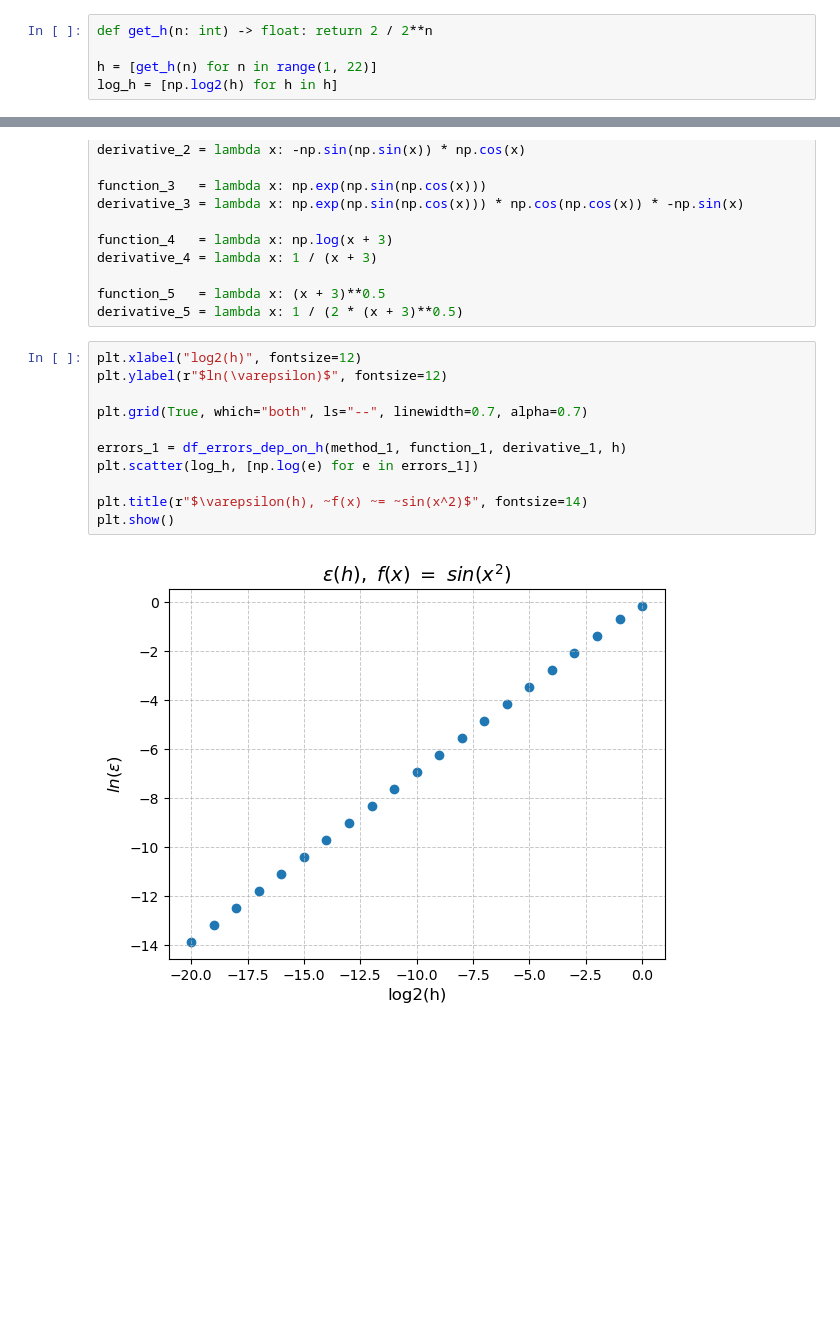
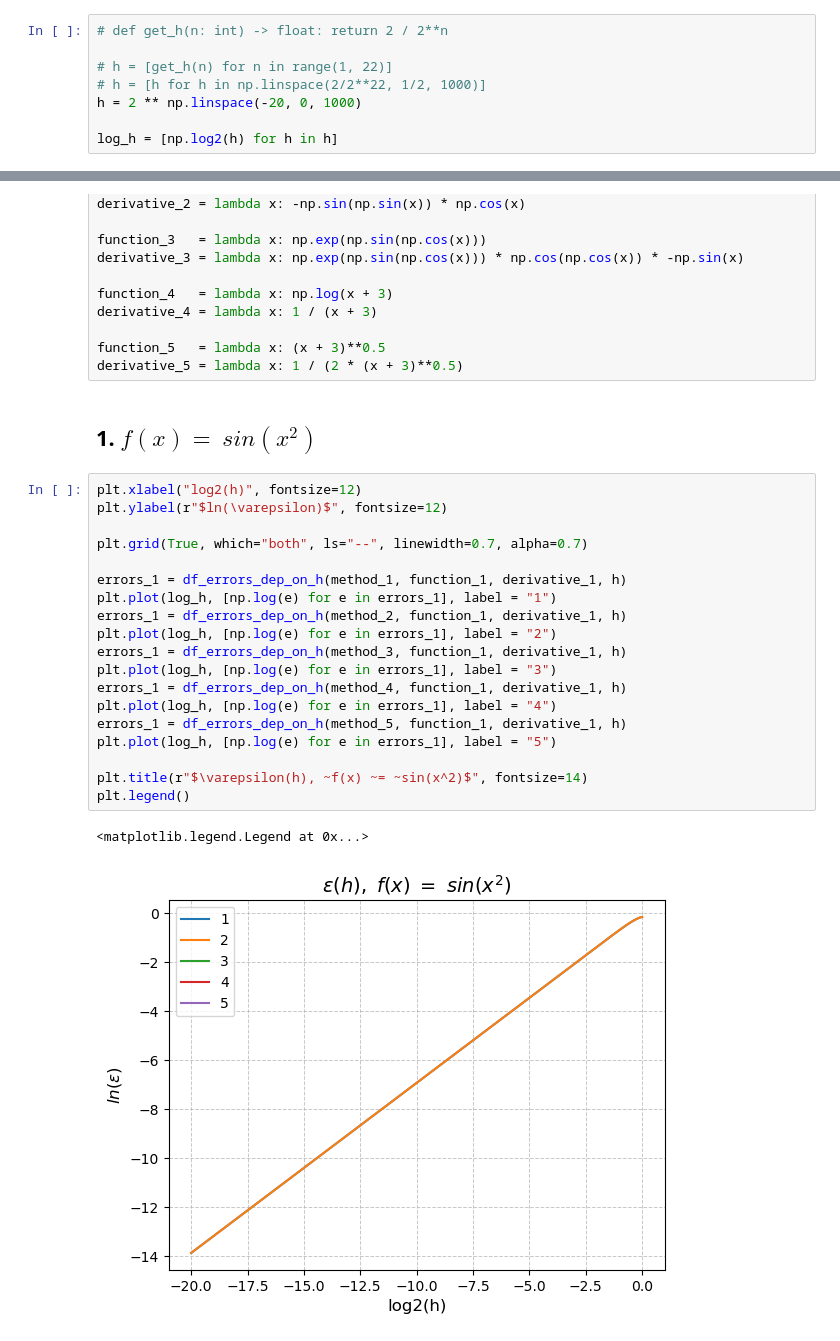
Before and after one commit to UjeNeTORT/wolf, a Jupyter notebook: 1/1.ipynb, the cells around one changed output, grey strips where cells are left out. Drawn from its saved outputs; the diff is of its cells as text; blank space fills up the shorter version.

```diff
--- a/1/1.ipynb
+++ b/1/1.ipynb
@@ -9,9 +32,12 @@ import math
 
 from typing import Callable
 # %%
-def get_h(n: int) -> float: return 2 / 2**n
+# def get_h(n: int) -> float: return 2 / 2**n
 
-h = [get_h(n) for n in range(1, 22)]
+# h = [get_h(n) for n in range(1, 22)]
+# h = [h for h in np.linspace(2/2**22, 1/2, 1000)]
+h = 2 ** np.linspace(-20, 0, 1000)
+
 log_h = [np.log2(h) for h in h]
 # %%
 def df_errors_dep_on_h(calc_method: Callable[[Callable[[float], float], float, float], float],
@@ -44,16 +70,27 @@ derivative_4 = lambda x: 1 / (x + 3)
 
 function_5   = lambda x: (x + 3)**0.5
 derivative_5 = lambda x: 1 / (2 * (x + 3)**0.5)
+# %% [markdown]
+## 1. $f(x) = ~sin(x^2)$
 # %%
 plt.xlabel("log2(h)", fontsize=12)
 plt.ylabel(r"$ln(\varepsilon)$", fontsize=12)
 
 plt.grid(True, which="both", ls="--", linewidth=0.7, alpha=0.7)
 
 errors_1 = df_errors_dep_on_h(method_1, function_1, derivative_1, h)
-plt.scatter(log_h, [np.log(e) for e in errors_1])
+plt.plot(log_h, [np.log(e) for e in errors_1], label = "1")
+errors_1 = df_errors_dep_on_h(method_2, function_1, derivative_1, h)
+plt.plot(log_h, [np.log(e) for e in errors_1], label = "2")
+errors_1 = df_errors_dep_on_h(method_3, function_1, derivative_1, h)
+plt.plot(log_h, [np.log(e) for e in errors_1], label = "3")
+errors_1 = df_errors_dep_on_h(method_4, function_1, derivative_1, h)
+plt.plot(log_h, [np.log(e) for e in errors_1], label = "4")
+errors_1 = df_errors_dep_on_h(method_5, function_1, derivative_1, h)
+plt.plot(log_h, [np.log(e) for e in errors_1], label = "5")
 
 plt.title(r"$\varepsilon(h), ~f(x) ~= ~sin(x^2)$", fontsize=14)
-plt.show()
+plt.legend()
 # %% [output]
+<matplotlib.legend.Legend at 0x...>
-[figure, old version]
+[figure, new version]
```
Also changed, not shown: parts of 20 cells of this notebook, 10 other files.
